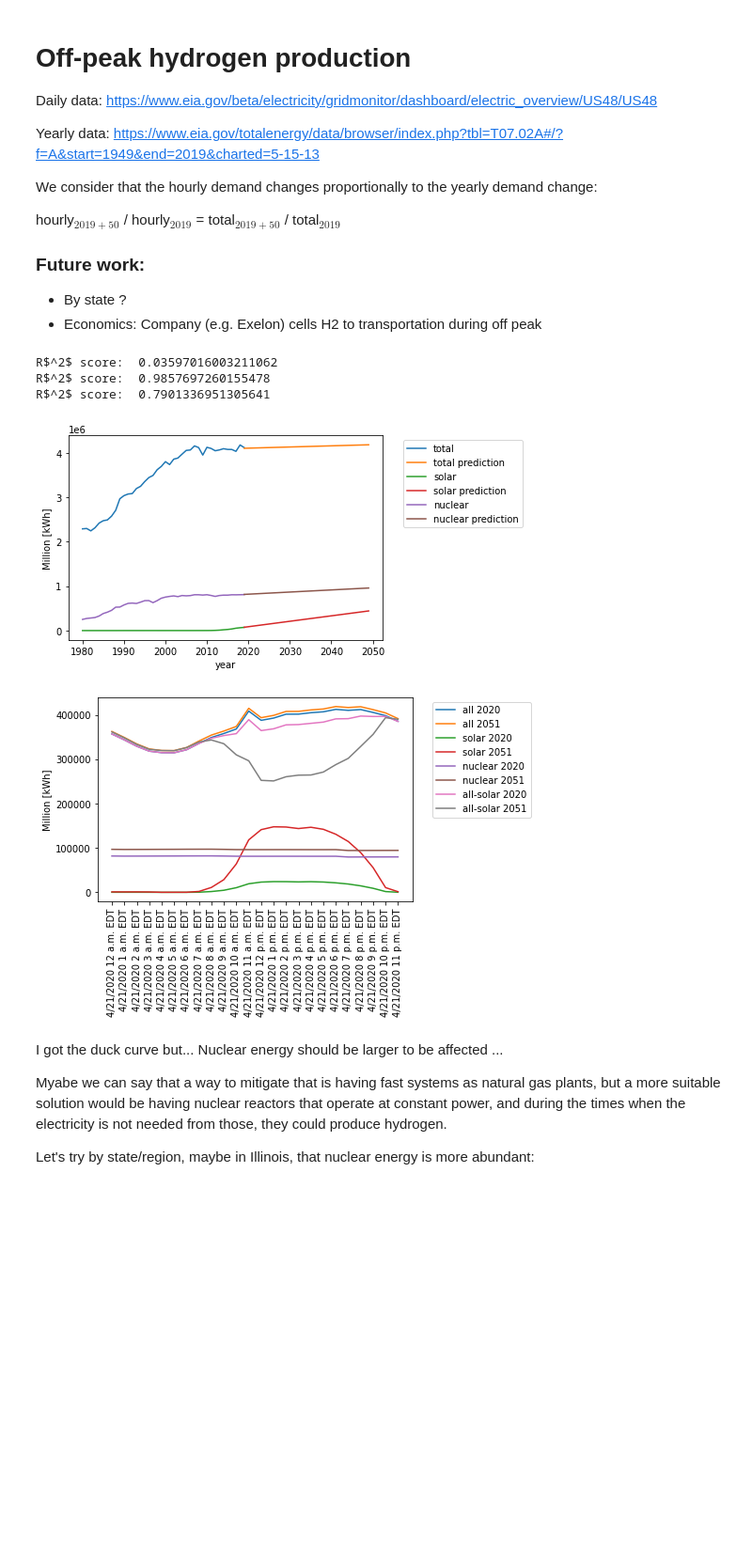
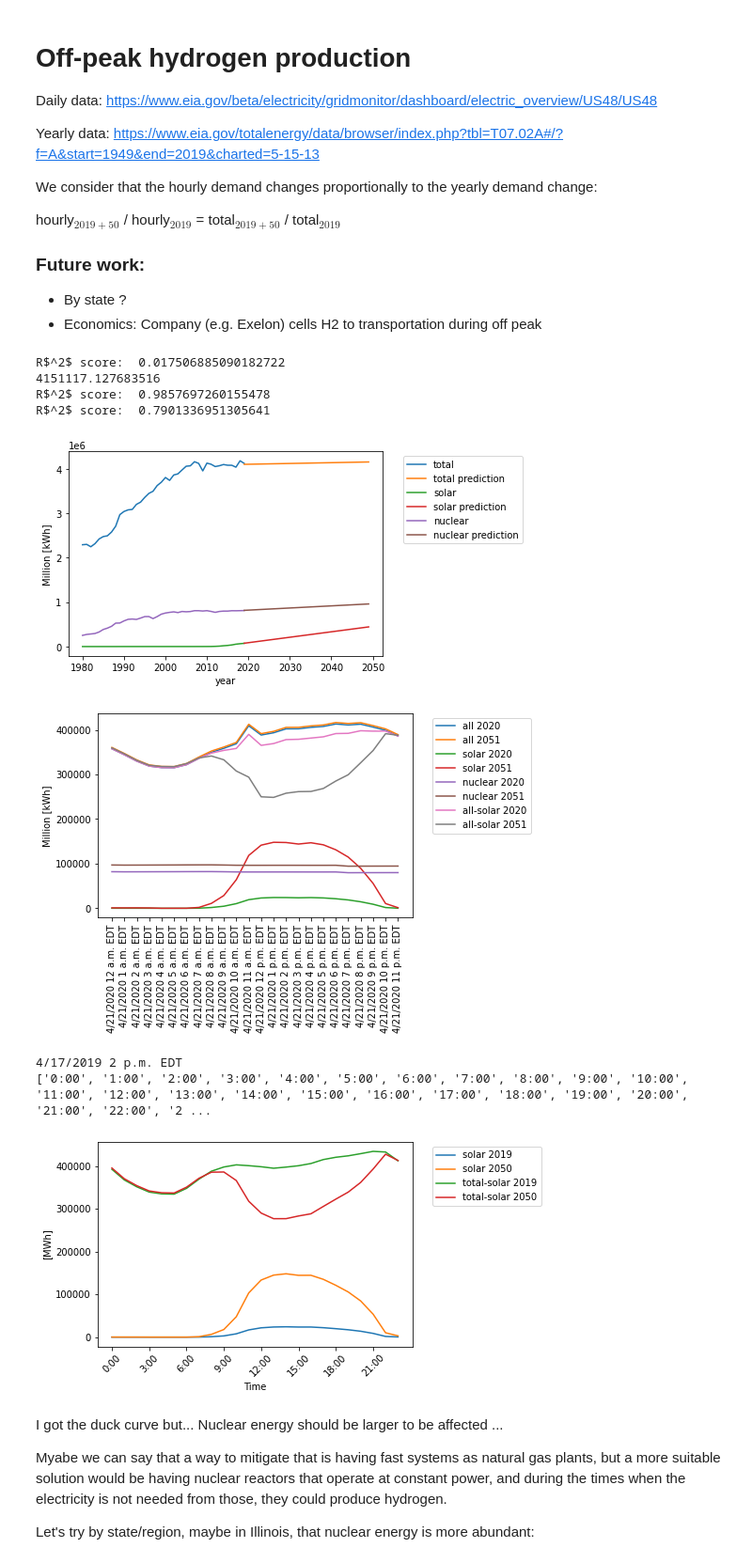
Before and after one commit to robfairh/npre412-project, a Jupyter notebook: fuel-demand.ipynb, the cells around one changed output. Shown at 94% size. Drawn from its saved outputs; the diff is of its cells as text; code cells hidden in the pictures; blank space fills up the shorter version.

```diff
--- a/fuel-demand.ipynb
+++ b/fuel-demand.ipynb
@@ -229,7 +229,7 @@ hourly$_{2019 + 50}$ / hourly$_{2019}$ = total$_{2019 + 50}$ / total$_{2019}$
 * By state ?
 * Economics: Company (e.g. Exelon) cells H2 to transportation during off peak
 # %%
-def get_prediction(syear, stime, elec, fut, plotflag, title):
+def get_prediction(syear, stime, elec, fut, plotflag, title, name=0):
     """
     Parameters:
     -----------
@@ -270,8 +270,9 @@ def get_prediction(syear, stime, elec, fut, plotflag, title):
         plt.legend(loc='upper left')
         plt.xlabel('year')
         plt.ylabel('Million [kWh]')
-        plt.title('Linear regresion on '+title+' electricity net generation.')
-        plt.show()
+        plt.title(title+' electricity net generation.')
+        plt.savefig("figures/"+name, dpi=300, bbox_inches="tight")
+        # plt.show()
         plt.close()
 
     return future, ytf
@@ -304,8 +305,9 @@ zsolar = solar[time.index(zyear):]
 znuclear = nuclear[time.index(zyear):]
 
 predict = 31
-future1, ytf1 = get_prediction(2010, ztime, ztotal, predict, False, 'total')
-future2, ytf2 = get_prediction(2015, ztime, zsolar, predict, False, 'solar')
+future1, ytf1 = get_prediction(2006, ztime, ztotal, predict, True, 'Total', 'us-prediction1')
+print(ytf1[-1])
+future2, ytf2 = get_prediction(2015, ztime, zsolar, predict, True, 'Solar', 'us-prediction2')
 future3, ytf3 = get_prediction(2012, ztime, znuclear, predict, False, 'nuclear')
 
 plt.figure()
@@ -374,11 +376,58 @@ plt.legend(loc="upper left", bbox_to_anchor=(1.05, 1.0), fancybox=True)
 plt.ylabel('Million [kWh]')
 plt.savefig("figures/duck-curve", dpi=300, bbox_inches="tight")
 # %% [output]
-R$^2$ score:  0.03597016003211062
+R$^2$ score:  0.017506885090182722
+4151117.127683516
 R$^2$ score:  0.9857697260155478
 R$^2$ score:  0.7901336951305641
 [figure]
 [figure]
+# %%
+df = pd.read_csv ('us-hourly3.csv')
+time = df['Timestamp (Hour Ending)'].tolist()
+solar = df['Solar Generation (MWh)'].tolist()
+nuclear = df['Nuclear Generation (MWh)'].tolist()
+total = df['Total Generation (MWh)'].tolist()
+
+time_max = time[solar.index(max(solar))]
+print(time_max)
+
+# choose date and time
+sdate = '4/17/2019'
+stime = '12 a.m. EDT'
+edate = '4/18/2019'
+etime = '12 a.m. EDT'
+
+s = time.index(sdate+' '+stime)
+e = time.index(edate+' '+etime)
+
+ntime = time[s:e]
+nsolar = np.array(solar[s:e])
+ntotal = np.array(total[s:e])
+
+ntime = [str(i)+':00' for i in range(24)]
+print(ntime)
+
+plt.figure()
+# plt.plot(ntime, ntotal, label='total 2019')
+nntotal = ustg*ntotal
+# plt.plot(ntime, nntotal, label='total {0}'.format(2019+predict))
+plt.plot(ntime, nsolar, label='solar 2019')
+nnsolar = ussg*nsolar
+plt.plot(ntime, nnsolar, label='solar {0}'.format(2019+predict))
+
+plt.plot(ntime, ntotal-nsolar, label='total-solar 2019')
+plt.plot(ntime, nntotal-nnsolar, label='total-solar {0}'.format(2019+predict))
+
+plt.xticks(np.arange(0, 24, step=3), rotation=45)
+plt.legend(loc="upper left", bbox_to_anchor=(1.05, 1.0), fancybox=True)
+plt.ylabel('[MWh]')
+plt.xlabel('Time')
+# plt.savefig("figures/duck-curve4", dpi=300, bbox_inches="tight")
+# %% [output]
+4/17/2019 2 p.m. EDT
+['0:00', '1:00', '2:00', '3:00', '4:00', '5:00', '6:00', '7:00', '8:00', '9:00', '10:00', '11:00', '12:00', '13:00', '14:00', '15:00', '16:00', '17:00', '18:00', '19:00', '20:00', '21:00', '22:00', '2 ...
+[figure, added]
 # %% [markdown]
 I got the duck curve but...
 Nuclear energy should be larger to be affected ...
```
Also changed, not shown: parts of 3 cells of this notebook, 3 other files.
